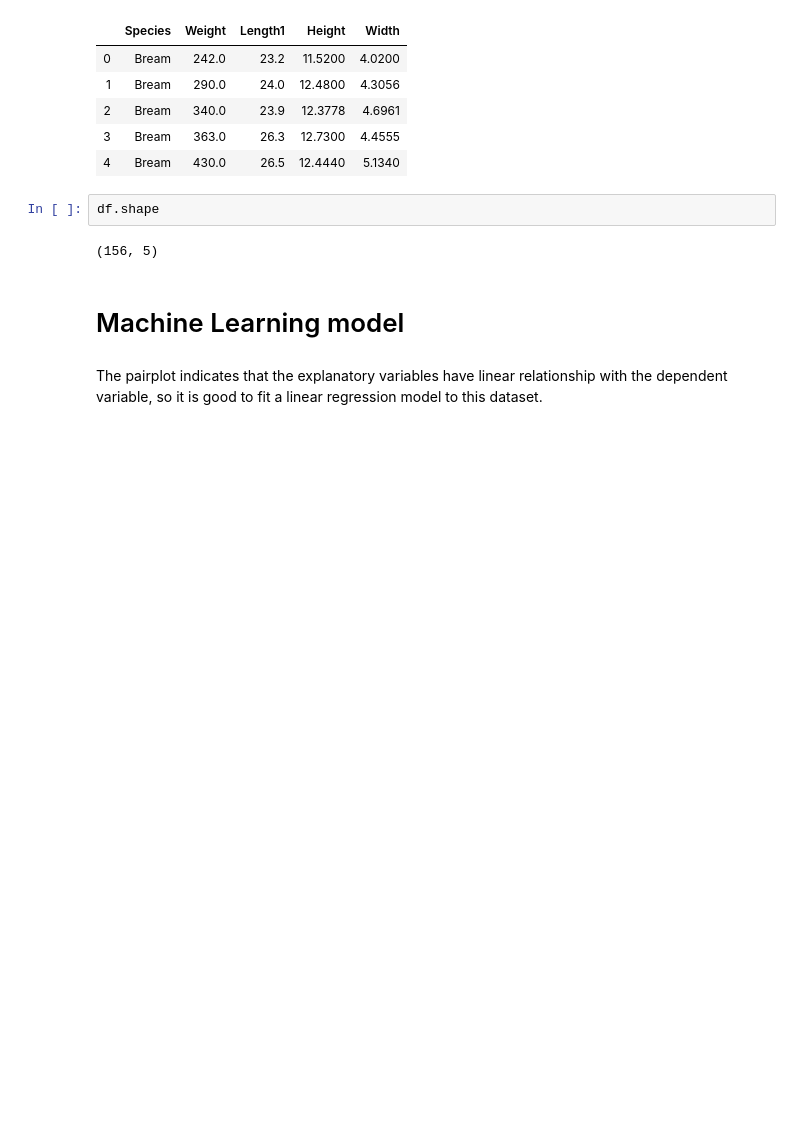
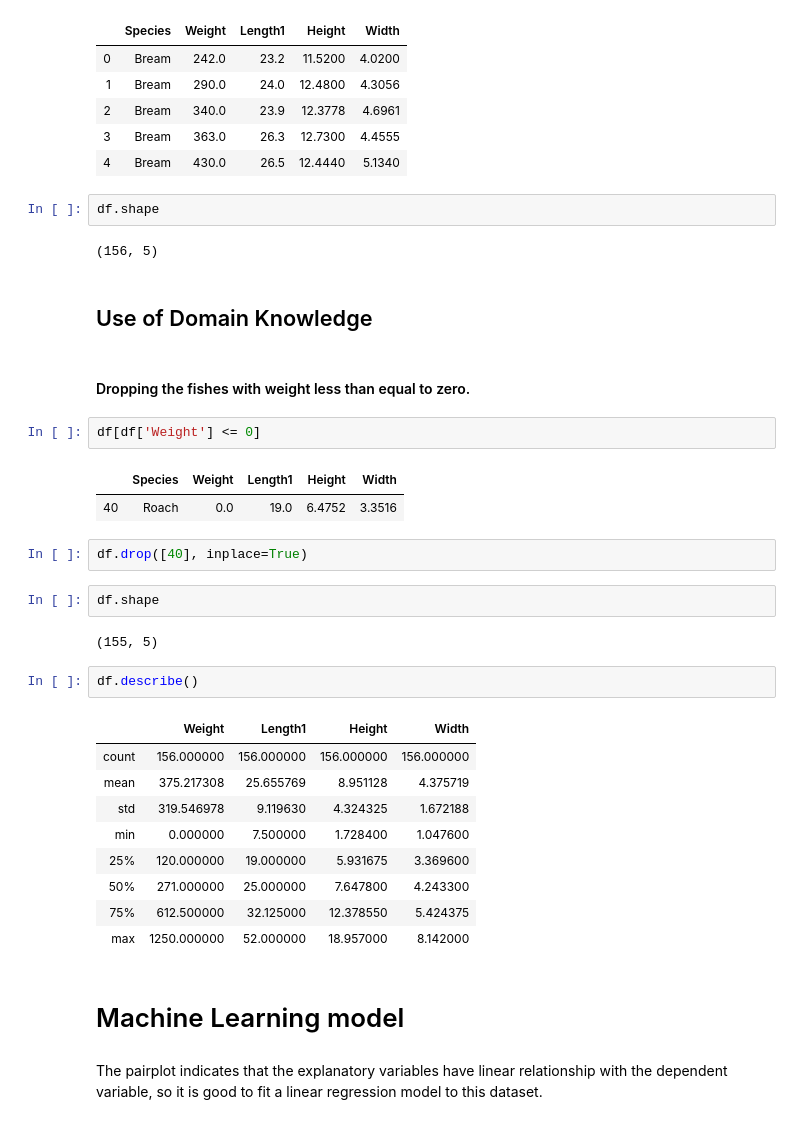
Before and after one commit to chetnakhanna16/FishMarket_WeightEstimation, a Jupyter notebook: FishMarket_WeightEstimation.ipynb, the cells around one changed output. Drawn from its saved outputs; the diff is of its cells as text; blank space fills up the shorter version.

```diff
--- a/FishMarket_WeightEstimation.ipynb
+++ b/FishMarket_WeightEstimation.ipynb
@@ -403,6 +404,33 @@ df.head()
 df.shape
 # %% [output]
 (156, 5)
+# %% [markdown]
+## Use of Domain Knowledge
+# %% [markdown]
+#### Dropping the fishes with weight less than equal to zero.
+# %%
+df[df['Weight'] <= 0]
+# %% [output]
+|  | Species | Weight | Length1 | Height | Width |
+| 40 | Roach | 0.0 | 19.0 | 6.4752 | 3.3516 |
+# %%
+df.drop([40], inplace=True)
+# %%
+df.shape
+# %% [output]
+(155, 5)
+# %%
+df.describe()
+# %% [output]
+|  | Weight | Length1 | Height | Width |
+| count | 156.000000 | 156.000000 | 156.000000 | 156.000000 |
+| mean | 375.217308 | 25.655769 | 8.951128 | 4.375719 |
+| std | 319.546978 | 9.119630 | 4.324325 | 1.672188 |
+| min | 0.000000 | 7.500000 | 1.728400 | 1.047600 |
+| 25% | 120.000000 | 19.000000 | 5.931675 | 3.369600 |
+| 50% | 271.000000 | 25.000000 | 7.647800 | 4.243300 |
+| 75% | 612.500000 | 32.125000 | 12.378550 | 5.424375 |
+| max | 1250.000000 | 52.000000 | 18.957000 | 8.142000 |
 # %% [markdown]
 # Machine Learning model
 # %% [markdown]
```
Also changed, not shown: parts of 21 cells of this notebook.
